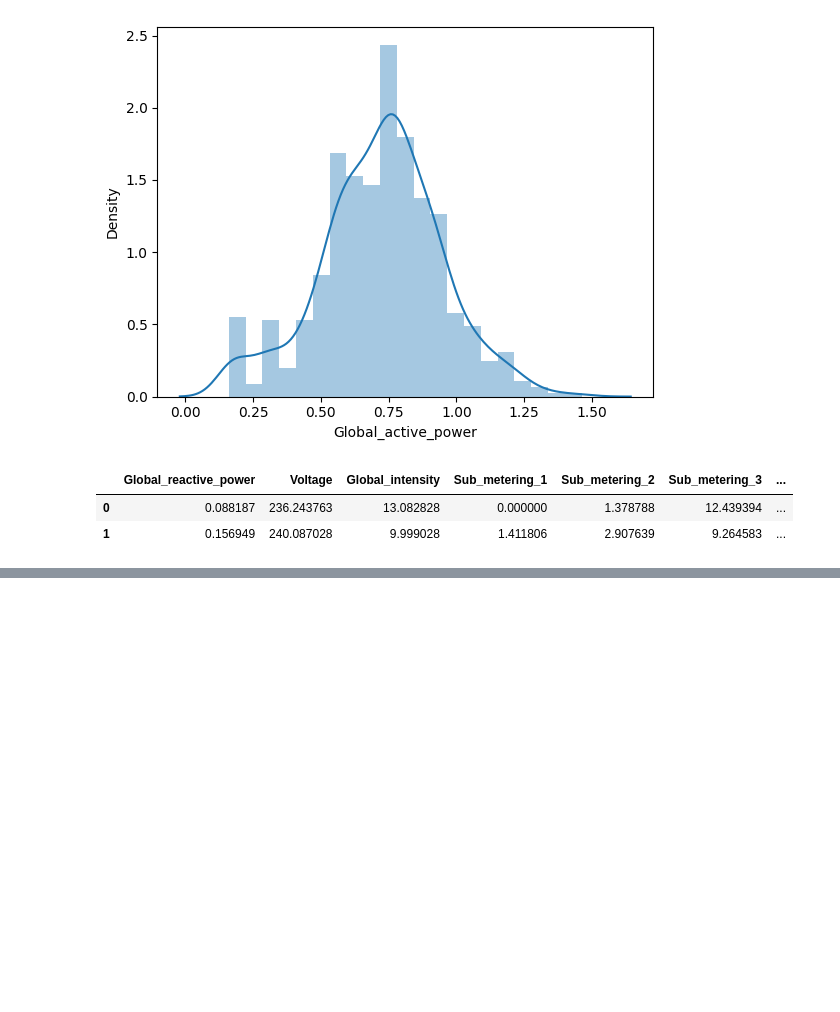
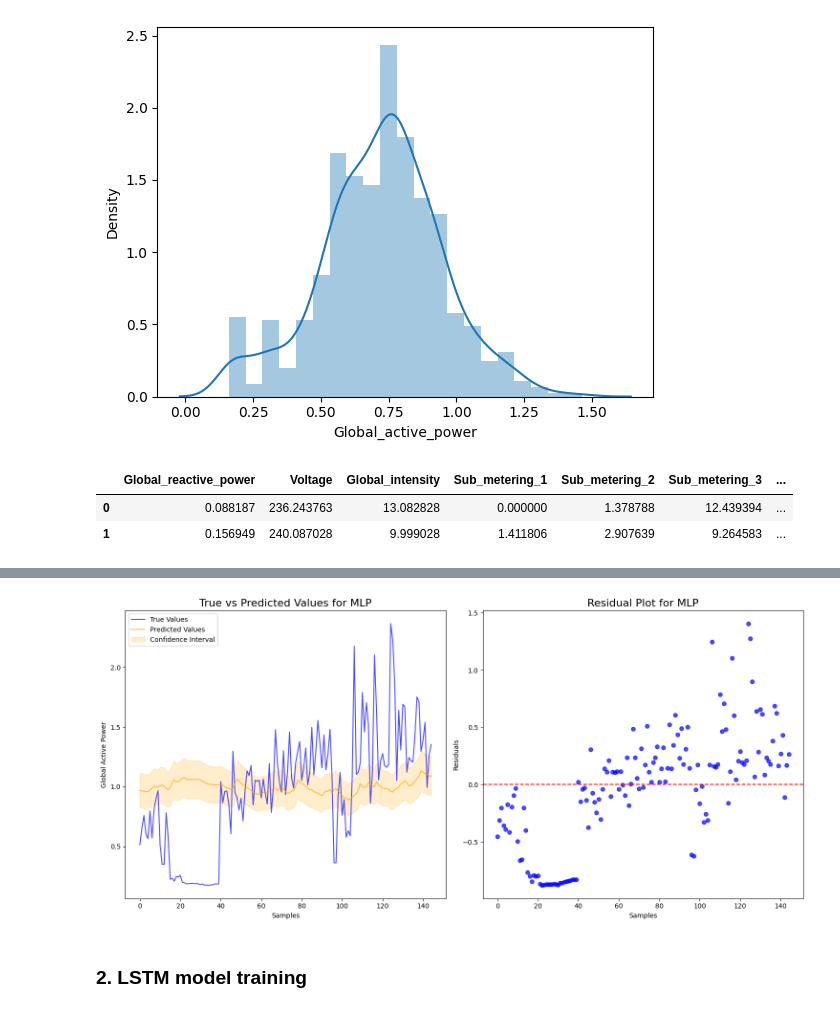
Before and after one commit to SainavyaGadde/DataScienceFinalProject, a Jupyter notebook: data_science_project.ipynb, the cells around one changed output, grey strips where cells are left out. Saved outputs shown, nothing was run; the diff lists cells and outputs as text; code cells hidden in the pictures; blank space fills up the shorter version.

```diff
--- a/data_science_project.ipynb
+++ b/data_science_project.ipynb
@@ -645,0 +900,8 @@ Xtest.shape, ytest.shape, Xtrain.shape, ytrain.shape
+# %%
+# function to perfom prediction
+def predict(model, xtest_tensor):
+    model.eval()
+    predictions = model(Xtest_tensor).squeeze().cpu().detach().numpy()
+    return predictions
+
+mlp_predicted_values = predict(trained_mlp_model, Xtest_tensor)
@@ -645,0 +995,7 @@ Xtest.shape, ytest.shape, Xtrain.shape, ytrain.shape
+# %%
+# predictions comparison for MLP model
+compare_predictions_with_ci(Ytest_tensor.squeeze().cpu().detach().numpy(), mlp_predicted_values, "MLP", ci_width=0.15)
+# %% [output]
+[figure, added]
+# %% [markdown]
+### 2. LSTM model training
```
Also changed, not shown: parts of 32 cells of this notebook.
